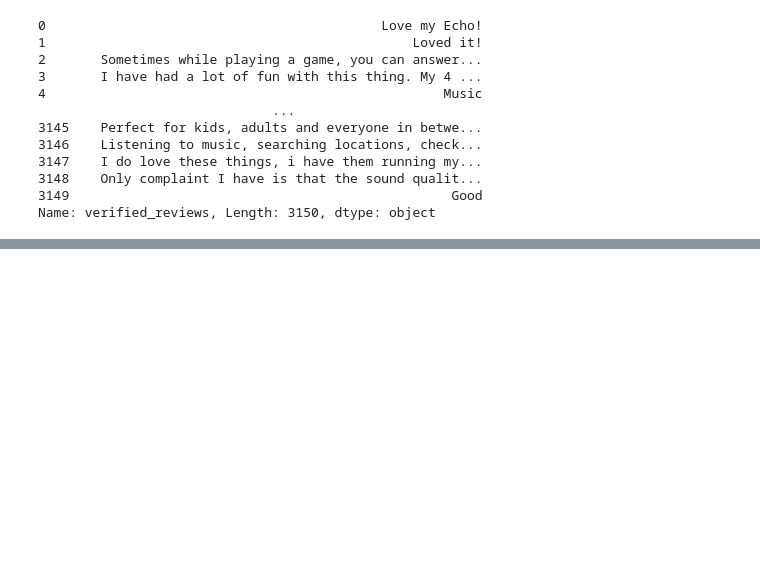
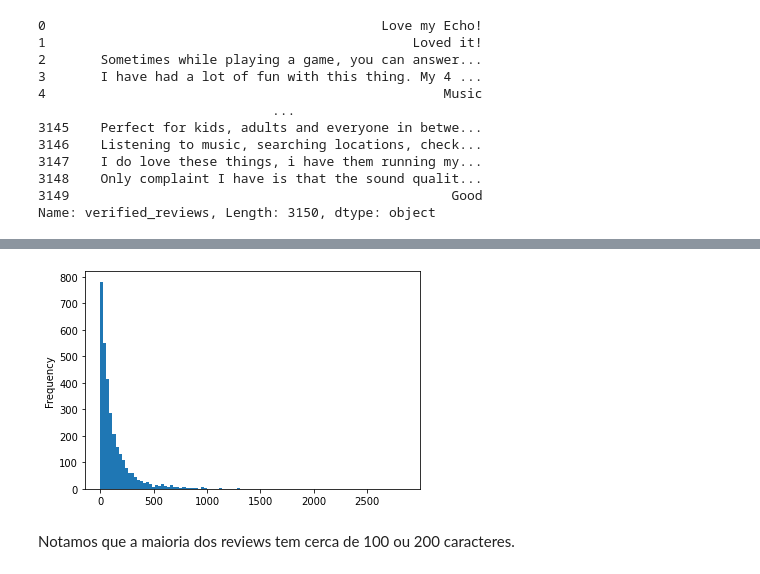
Before and after one commit to Mario-RJunior/relacoes-publicas-clientes-NLP, a Jupyter notebook: relacoes_publicas_NLP.ipynb, the cells around one changed output, grey strips where cells are left out. Saved outputs shown, nothing was run; the diff lists cells and outputs as text; code cells hidden in the pictures; blank space fills up the shorter version.

```diff
--- a/relacoes_publicas_NLP.ipynb
+++ b/relacoes_publicas_NLP.ipynb
@@ -82,0 +110,4 @@ Name: verified_reviews, Length: 3150, dtype: object
+# %%
+# Número de caracteres para coluna "verified_reviews"
+reviews_df['length'] = reviews_df['verified_reviews'].apply(len)
+reviews_df.head()
@@ -82,0 +121,7 @@ Name: verified_reviews, Length: 3150, dtype: object
+# %%
+# Histograma para a quantidade de caracteres
+reviews_df['length'].plot(kind='hist', bins=100);
+# %% [output]
+[figure, added]
+# %% [markdown]
+Notamos que a maioria dos reviews tem cerca de 100 ou 200 caracteres.
```
Also changed, not shown: parts of 22 cells of this notebook.
